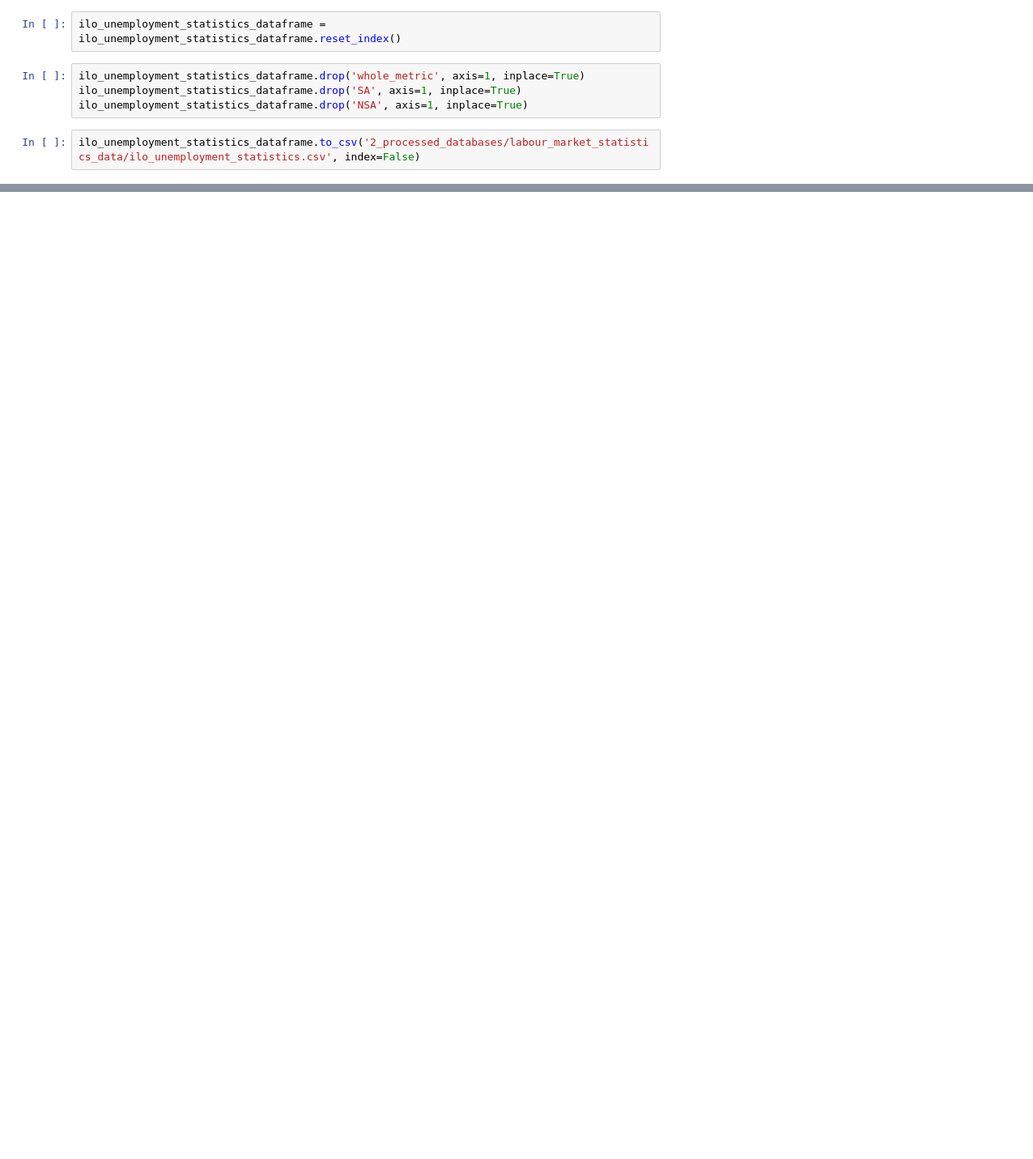
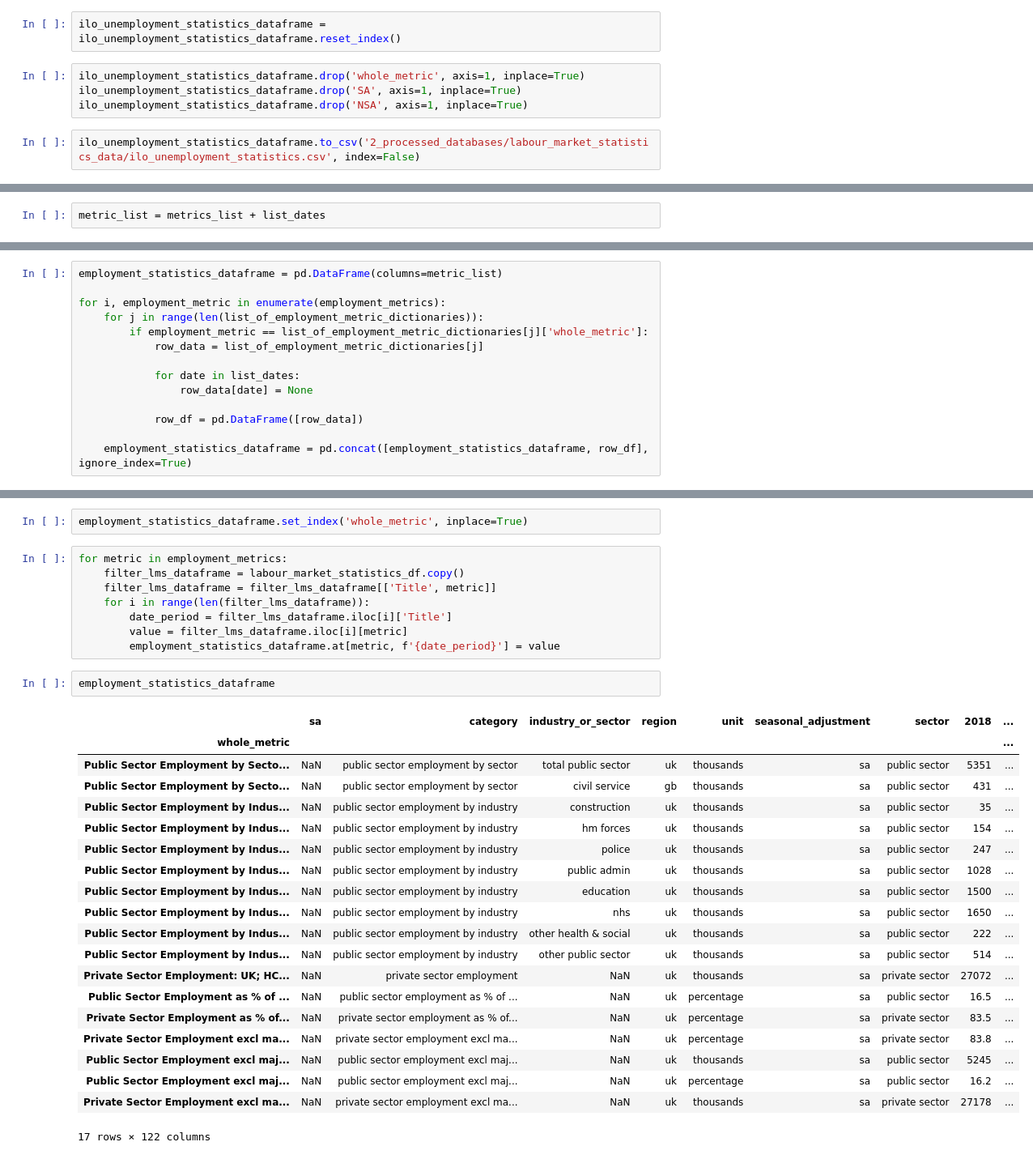
Before and after one commit to branticus94/Group-1-Data-Final-Project, a Jupyter notebook: report/visualisation/1_data_cleaning_preprocessing/1_api_connectors_and_csv_parsers/labour_market_statistics.ipynb, the cells around one changed output, grey strips where cells are left out. Shown at 81% size. Drawn from its saved outputs; the diff is of its cells as text; blank space fills up the shorter version.

Commit message:
updated labour_market_statistics processing

```diff
--- a/report/visualisation/1_data_cleaning_preprocessing/1_api_connectors_and_csv_parsers/labour_market_statistics.ipynb
+++ b/report/visualisation/1_data_cleaning_preprocessing/1_api_connectors_and_csv_parsers/labour_market_statistics.ipynb
@@ -482,0 +627,2 @@ ilo_unemployment_statistics_dataframe.to_csv('2_processed_databases/labour_marke
+# %%
+metric_list = metrics_list + list_dates
@@ -482,0 +696,14 @@ ilo_unemployment_statistics_dataframe.to_csv('2_processed_databases/labour_marke
+# %%
+employment_statistics_dataframe = pd.DataFrame(columns=metric_list)
+
+for i, employment_metric in enumerate(employment_metrics):
+    for j in range(len(list_of_employment_metric_dictionaries)):
+        if employment_metric == list_of_employment_metric_dictionaries[j]['whole_metric']:
+            row_data = list_of_employment_metric_dictionaries[j]
+
+            for date in list_dates:
+                row_data[date] = None
+
+            row_df = pd.DataFrame([row_data])
+
+    employment_statistics_dataframe = pd.concat([employment_statistics_dataframe, row_df], ignore_index=True)
@@ -482,0 +732,33 @@ ilo_unemployment_statistics_dataframe.to_csv('2_processed_databases/labour_marke
+# %%
+employment_statistics_dataframe.set_index('whole_metric', inplace=True)
+# %%
+for metric in employment_metrics:
+    filter_lms_dataframe = labour_market_statistics_df.copy()
+    filter_lms_dataframe = filter_lms_dataframe[['Title', metric]]
+    for i in range(len(filter_lms_dataframe)):
+        date_period = filter_lms_dataframe.iloc[i]['Title']
+        value = filter_lms_dataframe.iloc[i][metric]
+        employment_statistics_dataframe.at[metric, f'{date_period}'] = value
+# %%
+employment_statistics_dataframe
+# %% [output]
+|  | sa | category | industry_or_sector | region | unit | seasonal_adjustment | sector | 2018 | ... |
+| whole_metric |  |  |  |  |  |  |  |  | ... |
+| Public Sector Employment by Secto... | NaN | public sector employment by sector | total public sector | uk | thousands | sa | public sector | 5351 | ... |
+| Public Sector Employment by Secto... | NaN | public sector employment by sector | civil service | gb | thousands | sa | public sector | 431 | ... |
+| Public Sector Employment by Indus... | NaN | public sector employment by industry | construction | uk | thousands | sa | public sector | 35 | ... |
+| Public Sector Employment by Indus... | NaN | public sector employment by industry | hm forces | uk | thousands | sa | public sector | 154 | ... |
+| Public Sector Employment by Indus... | NaN | public sector employment by industry | police | uk | thousands | sa | public sector | 247 | ... |
+| Public Sector Employment by Indus... | NaN | public sector employment by industry | public admin | uk | thousands | sa | public sector | 1028 | ... |
+| Public Sector Employment by Indus... | NaN | public sector employment by industry | education | uk | thousands | sa | public sector | 1500 | ... |
+| Public Sector Employment by Indus... | NaN | public sector employment by industry | nhs | uk | thousands | sa | public sector | 1650 | ... |
+| Public Sector Employment by Indus... | NaN | public sector employment by industry | other health & social | uk | thousands | sa | public sector | 222 | ... |
+| Public Sector Employment by Indus... | NaN | public sector employment by industry | other public sector | uk | thousands | sa | public sector | 514 | ... |
+| Private Sector Employment: UK; HC... | NaN | private sector employment | NaN | uk | thousands | sa | private sector | 27072 | ... |
+| Public Sector Employment as % of ... | NaN | public sector employment as % of ... | NaN | uk | percentage | sa | public sector | 16.5 | ... |
+| Private Sector Employment as % of... | NaN | private sector employment as % of... | NaN | uk | percentage | sa | private sector | 83.5 | ... |
+| Private Sector Employment excl ma... | NaN | private sector employment excl ma... | NaN | uk | percentage | sa | private sector | 83.8 | ... |
+| Public Sector Employment excl maj... | NaN | public sector employment excl maj... | NaN | uk | thousands | sa | public sector | 5245 | ... |
+| Public Sector Employment excl maj... | NaN | public sector employment excl maj... | NaN | uk | percentage | sa | public sector | 16.2 | ... |
+| Private Sector Employment excl ma... | NaN | private sector employment excl ma... | NaN | uk | thousands | sa | private sector | 27178 | ... |
+17 rows × 122 columns
```
Also changed, not shown: parts of 16 cells of this notebook, 1 other file.
